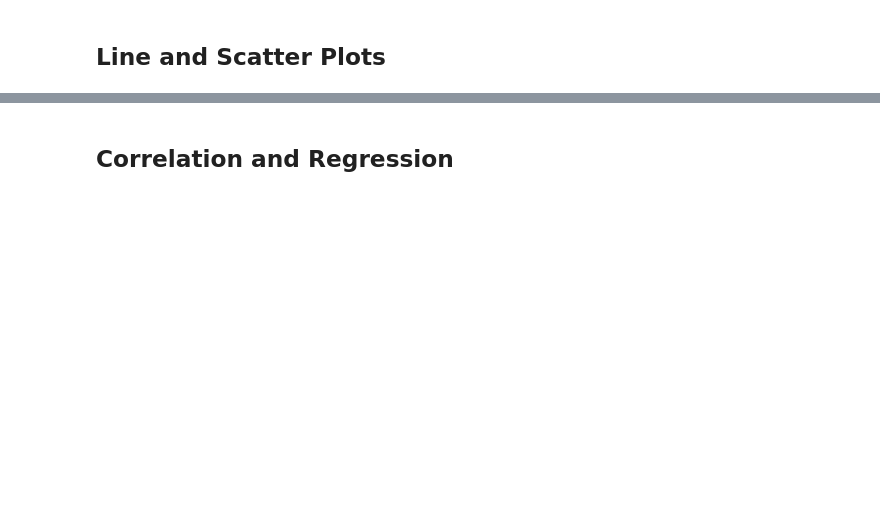
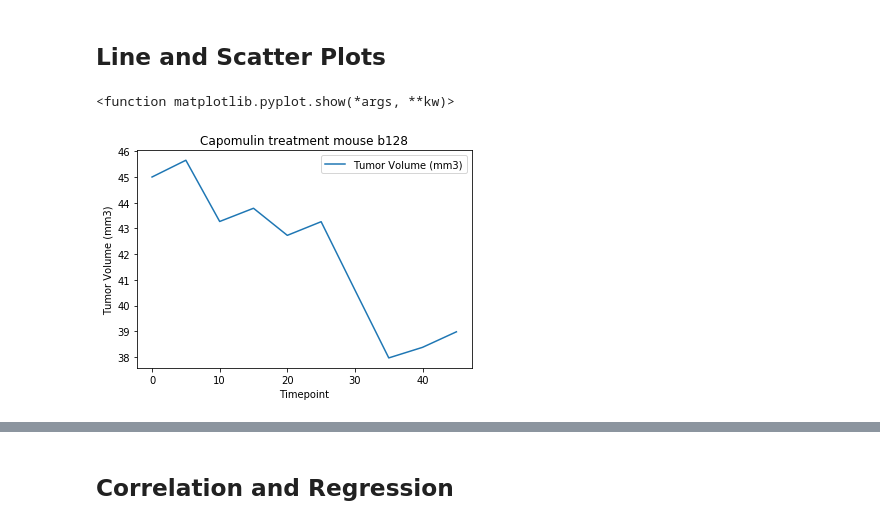
Before and after one commit to Lizbetheli/Matplotlib, a Jupyter notebook: pymaceuticals_starter_code.ipynb, the cells around one changed output, grey strips where cells are left out. Saved outputs shown, nothing was run; the diff lists cells and outputs as text; code cells hidden in the pictures; blank space fills up the shorter version.

```diff
--- a/pymaceuticals_starter_code.ipynb
+++ b/pymaceuticals_starter_code.ipynb
@@ -276,0 +261,14 @@ average_tumor_vol=
+# %%
+# Generate a line plot of time point versus tumor volume for a mouse treated with Capomulin
+filter_df=clean_data.loc[:,'Drug Regimen']=='Capomulin'
+capomulin=clean_data.loc[filter_df,:]
+filter_df=capomulin.loc[:,'Mouse ID']=='b128'
+one_mouse=capomulin.loc[filter_df,:]
+one_mouse.plot('Timepoint','Tumor Volume (mm3)')
+plt.xlabel('Timepoint')
+plt.ylabel('Tumor Volume (mm3)')
+plt.title('Capomulin treatment mouse b128')
+plt.show
+# %% [output]
+<function matplotlib.pyplot.show(*args, **kw)>
+[figure, added]
```
Also changed, not shown: parts of 13 cells of this notebook.
